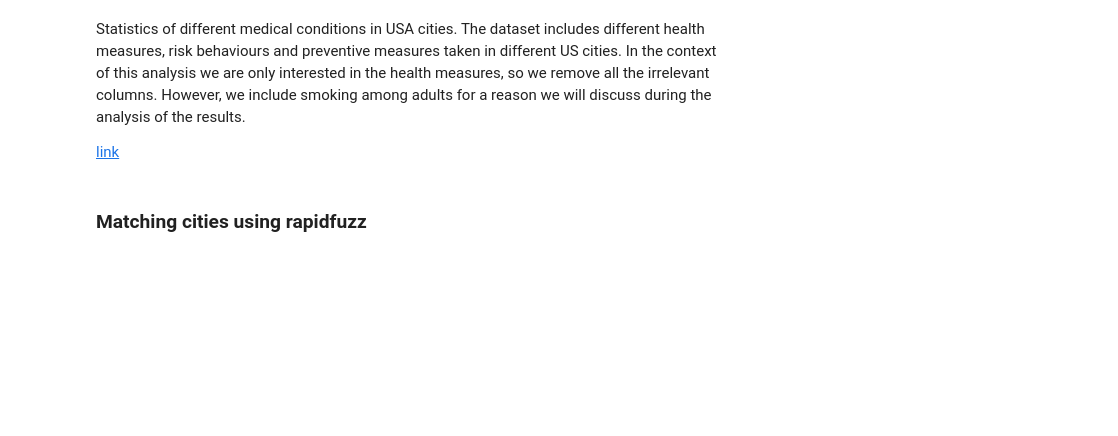
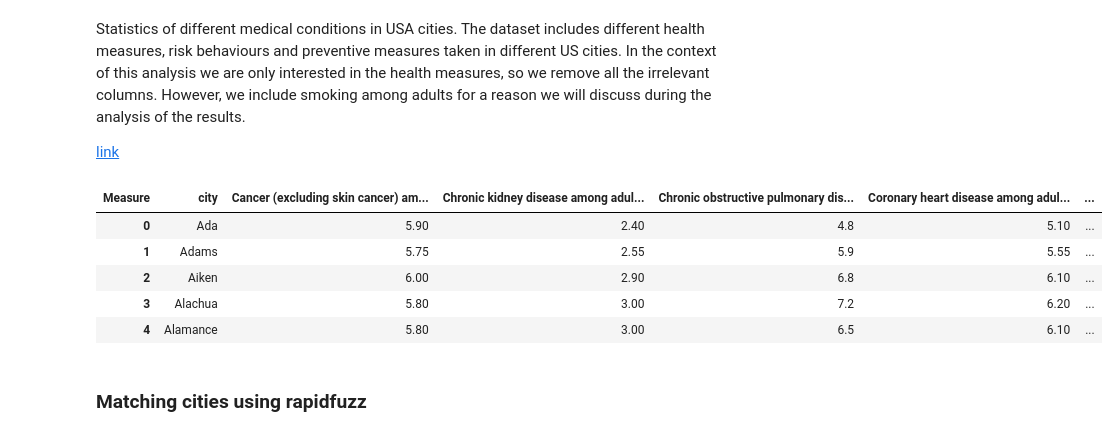
Before and after one commit to filoooooonov/pse-project, a Jupyter notebook: project.ipynb, the cells around one changed output. Drawn from its saved outputs; the diff is of its cells as text; code cells hidden in the pictures; blank space fills up the shorter version.

```diff
--- a/project.ipynb
+++ b/project.ipynb
@@ -79,36 +79,44 @@ population_df = health_statistic_df.groupby('city')['TotalPopulation'].first().r
 # Reset the index to make 'city' a column again
 health_df = health_df.reset_index()
 
 # Drop columns that are not needed for the analysis
-conditionsToDrop = [
+columnsToDrop = [
 'Current lack of health insurance among adults aged 18-64 years',
 'Cervical cancer screening among adult women aged 21-65 years',
 'Visits to dentist or dental clinic among adults aged >=18 years',
 'Visits to doctor for routine checkup within the past year among adults aged >=18 years',
 'Mammography use among women aged 50-74 years',
 'Cholesterol screening among adults aged >=18 years',
 'Older adult men aged >=65 years who are up to date on a core set of clinical preventive services: Flu shot past year, PPV shot ever, Colorectal cancer screening',
 'Fecal occult blood test, sigmoidoscopy, or colonoscopy among adults aged 50-75 years',
 'Older adult women aged >=65 years who are up to date on a core set of clinical preventive services: Flu shot past year, PPV shot ever, Colorectal cancer screening, and Mammogram past 2 years',
 'All teeth lost among adults aged >=65 years',
 'Arthritis among adults aged >=18 years',
 'Binge drinking among adults aged >=18 years',
-# 'Current smoking among adults aged >=18 years',
 'Diagnosed diabetes among adults aged >=18 years',
 'High cholesterol among adults aged >=18 years who have been screened in the past 5 years',
 'No leisure-time physical activity among adults aged >=18 years',
 'No leisure-time physical activity among adults aged >=18 years',
 'Sleeping less than 7 hours among adults aged >=18 years',
 'Stroke among adults aged >=18 years',
 'Taking medicine for high blood pressure control among adults aged >=18 years with high blood pressure'
 ]
-health_df = health_df.drop(conditionsToDrop, axis=1)
+health_df = health_df.drop(columnsToDrop, axis=1)
 
 # All diseases
 numberOfDiseases = len(list(health_statistic_df['Measure'].unique()))
 
 
 health_df.head()
+health_df.rename(columns={'Measure': 'index'})
+health_df
+# %% [output]
+| Measure | city | Cancer (excluding skin cancer) am... | Chronic kidney disease among adul... | Chronic obstructive pulmonary dis... | Coronary heart disease among adul... | ... |
+| 0 | Ada | 5.90 | 2.40 | 4.8 | 5.10 | ... |
+| 1 | Adams | 5.75 | 2.55 | 5.9 | 5.55 | ... |
+| 2 | Aiken | 6.00 | 2.90 | 6.8 | 6.10 | ... |
+| 3 | Alachua | 5.80 | 3.00 | 7.2 | 6.20 | ... |
+| 4 | Alamance | 5.80 | 3.00 | 6.5 | 6.10 | ... |
 # %% [markdown]
 ### Matching cities using rapidfuzz
 # %% [markdown]
```
